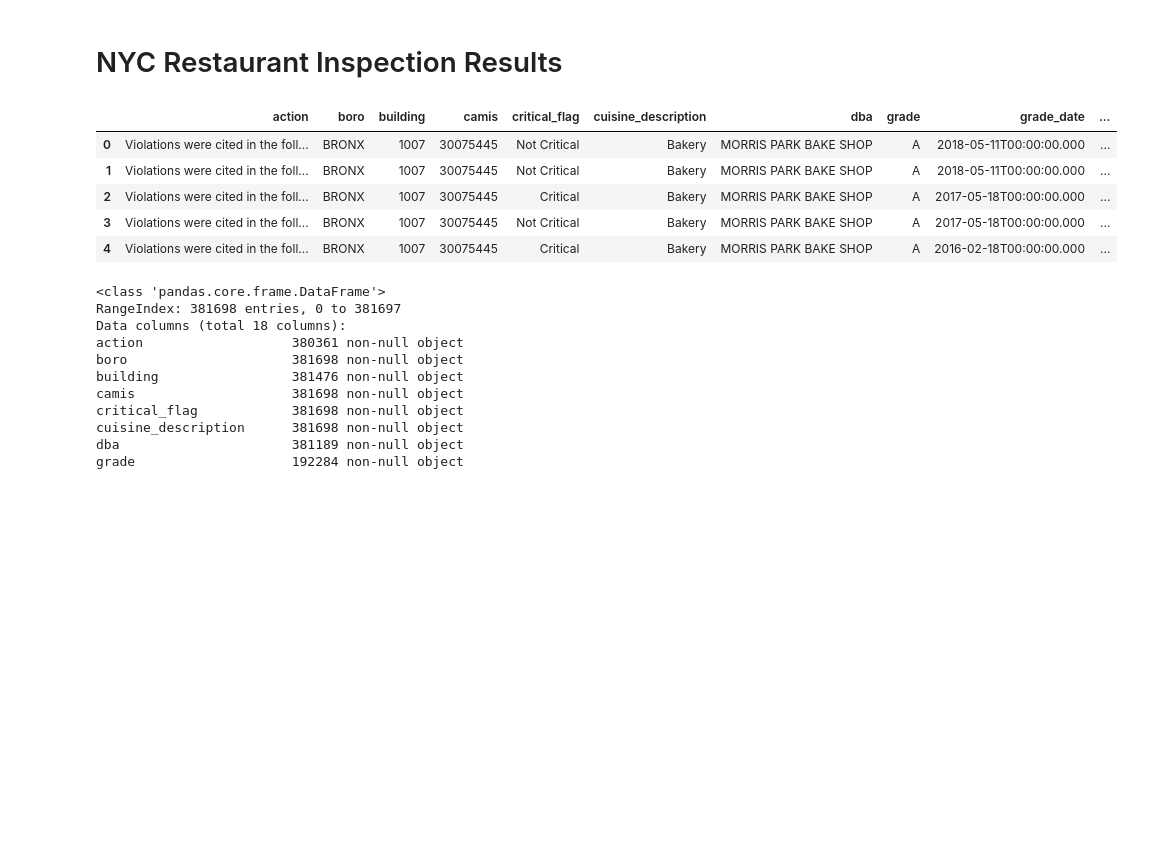
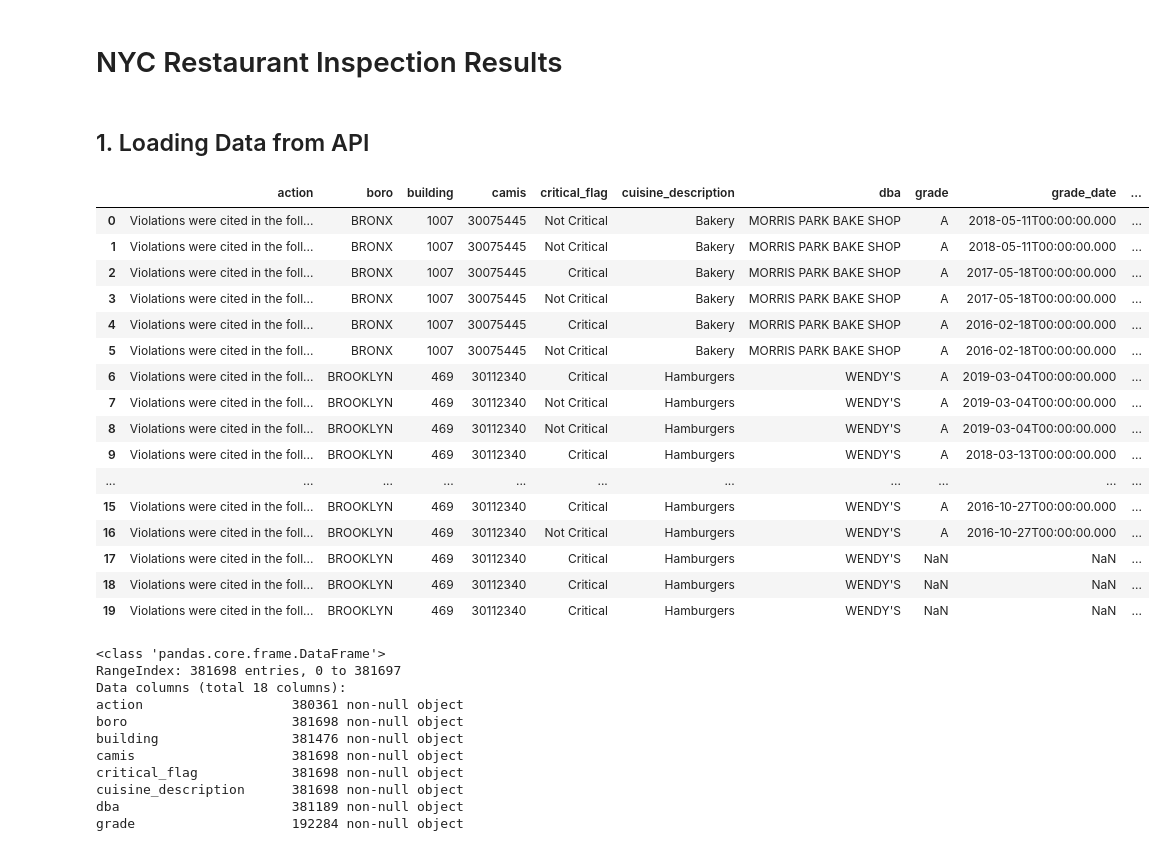
Before and after one commit to vknguyen1902/nyc-restaurants-inspections, a Jupyter notebook: json-restaurants-inspections.ipynb, the cells around one changed output. Cells and saved outputs as stored; diff of their text form; code cells hidden in the pictures; blank space fills up the shorter version.

```diff
--- a/json-restaurants-inspections.ipynb
+++ b/json-restaurants-inspections.ipynb
@@ -13,6 +14,8 @@ from bokeh.models import ColumnDataSource
 from bokeh.io import show, output_notebook
 from bokeh.transform import dodge
 from bokeh.core.properties import value
+# %% [markdown]
+## 1. Loading Data from API
 # %%
 # Example authenticated client (needed for non-public datasets):
 client = Socrata("data.cityofnewyork.us", API_Key, username, password)
@@ -23,14 +26,25 @@ data = client.get("43nn-pn8j",limit=381912)
 # Convert to pandas DataFrame
 data_df = pd.DataFrame.from_records(data)
 # %%
-data_df.head()
+data_df.head(20)
 # %% [output]
 |  | action | boro | building | camis | critical_flag | cuisine_description | dba | grade | grade_date | ... |
 | 0 | Violations were cited in the foll... | BRONX | 1007 | 30075445 | Not Critical | Bakery | MORRIS PARK BAKE SHOP | A | 2018-05-11T00:00:00.000 | ... |
 | 1 | Violations were cited in the foll... | BRONX | 1007 | 30075445 | Not Critical | Bakery | MORRIS PARK BAKE SHOP | A | 2018-05-11T00:00:00.000 | ... |
 | 2 | Violations were cited in the foll... | BRONX | 1007 | 30075445 | Critical | Bakery | MORRIS PARK BAKE SHOP | A | 2017-05-18T00:00:00.000 | ... |
 | 3 | Violations were cited in the foll... | BRONX | 1007 | 30075445 | Not Critical | Bakery | MORRIS PARK BAKE SHOP | A | 2017-05-18T00:00:00.000 | ... |
 | 4 | Violations were cited in the foll... | BRONX | 1007 | 30075445 | Critical | Bakery | MORRIS PARK BAKE SHOP | A | 2016-02-18T00:00:00.000 | ... |
+| 5 | Violations were cited in the foll... | BRONX | 1007 | 30075445 | Not Critical | Bakery | MORRIS PARK BAKE SHOP | A | 2016-02-18T00:00:00.000 | ... |
+| 6 | Violations were cited in the foll... | BROOKLYN | 469 | 30112340 | Critical | Hamburgers | WENDY'S | A | 2019-03-04T00:00:00.000 | ... |
+| 7 | Violations were cited in the foll... | BROOKLYN | 469 | 30112340 | Not Critical | Hamburgers | WENDY'S | A | 2019-03-04T00:00:00.000 | ... |
+| 8 | Violations were cited in the foll... | BROOKLYN | 469 | 30112340 | Not Critical | Hamburgers | WENDY'S | A | 2019-03-04T00:00:00.000 | ... |
+| 9 | Violations were cited in the foll... | BROOKLYN | 469 | 30112340 | Critical | Hamburgers | WENDY'S | A | 2018-03-13T00:00:00.000 | ... |
+| ... | ... | ... | ... | ... | ... | ... | ... | ... | ... | ... |
+| 15 | Violations were cited in the foll... | BROOKLYN | 469 | 30112340 | Critical | Hamburgers | WENDY'S | A | 2016-10-27T00:00:00.000 | ... |
+| 16 | Violations were cited in the foll... | BROOKLYN | 469 | 30112340 | Not Critical | Hamburgers | WENDY'S | A | 2016-10-27T00:00:00.000 | ... |
+| 17 | Violations were cited in the foll... | BROOKLYN | 469 | 30112340 | Critical | Hamburgers | WENDY'S | NaN | NaN | ... |
+| 18 | Violations were cited in the foll... | BROOKLYN | 469 | 30112340 | Critical | Hamburgers | WENDY'S | NaN | NaN | ... |
+| 19 | Violations were cited in the foll... | BROOKLYN | 469 | 30112340 | Critical | Hamburgers | WENDY'S | NaN | NaN | ... |
 # %%
 data_df.info()
 # %% [output]
```
Also changed, not shown: parts of 9 cells of this notebook.
